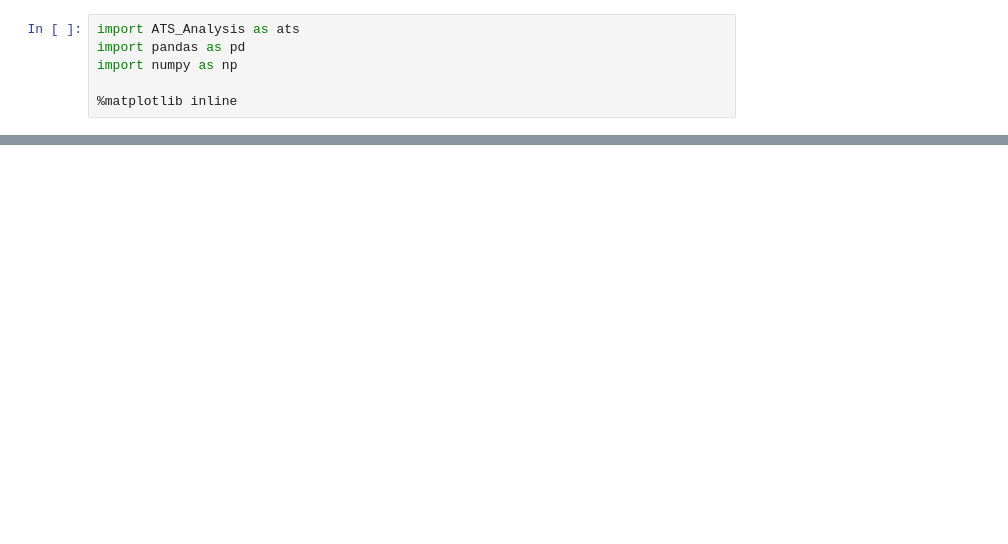
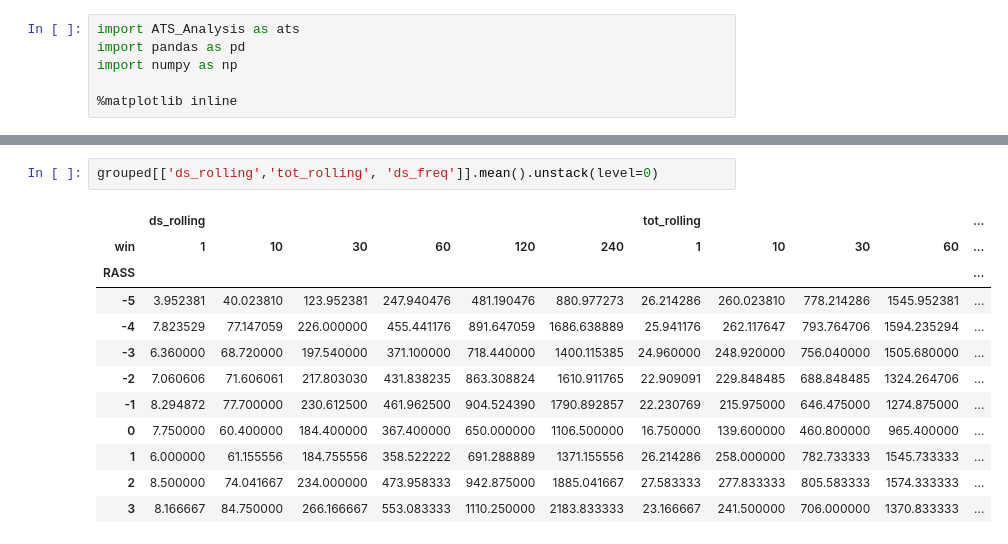
Before and after one commit to psottile05/VentDysSedation, a Jupyter notebook: ATS_Analysis_2016.ipynb, the cells around one changed output, grey strips where cells are left out. Saved outputs shown, nothing was run; the diff lists cells and outputs as text; blank space fills up the shorter version.

```diff
--- a/ATS_Analysis_2016.ipynb
+++ b/ATS_Analysis_2016.ipynb
@@ -31,0 +58,15 @@ df.plot(kind='scatter', x='RASS', y='ds_freq')
+# %%
+grouped[['ds_rolling','tot_rolling', 'ds_freq']].mean().unstack(level=0)
+# %% [output]
+|  | ds_rolling |  |  |  |  |  | tot_rolling |  |  |  | ... |
+| win | 1 | 10 | 30 | 60 | 120 | 240 | 1 | 10 | 30 | 60 | ... |
+| RASS |  |  |  |  |  |  |  |  |  |  | ... |
+| -5 | 3.952381 | 40.023810 | 123.952381 | 247.940476 | 481.190476 | 880.977273 | 26.214286 | 260.023810 | 778.214286 | 1545.952381 | ... |
+| -4 | 7.823529 | 77.147059 | 226.000000 | 455.441176 | 891.647059 | 1686.638889 | 25.941176 | 262.117647 | 793.764706 | 1594.235294 | ... |
+| -3 | 6.360000 | 68.720000 | 197.540000 | 371.100000 | 718.440000 | 1400.115385 | 24.960000 | 248.920000 | 756.040000 | 1505.680000 | ... |
+| -2 | 7.060606 | 71.606061 | 217.803030 | 431.838235 | 863.308824 | 1610.911765 | 22.909091 | 229.848485 | 688.848485 | 1324.264706 | ... |
+| -1 | 8.294872 | 77.700000 | 230.612500 | 461.962500 | 904.524390 | 1790.892857 | 22.230769 | 215.975000 | 646.475000 | 1274.875000 | ... |
+| 0 | 7.750000 | 60.400000 | 184.400000 | 367.400000 | 650.000000 | 1106.500000 | 16.750000 | 139.600000 | 460.800000 | 965.400000 | ... |
+| 1 | 6.000000 | 61.155556 | 184.755556 | 358.522222 | 691.288889 | 1371.155556 | 26.214286 | 258.000000 | 782.733333 | 1545.733333 | ... |
+| 2 | 8.500000 | 74.041667 | 234.000000 | 473.958333 | 942.875000 | 1885.041667 | 27.583333 | 277.833333 | 805.583333 | 1574.333333 | ... |
+| 3 | 8.166667 | 84.750000 | 266.166667 | 553.083333 | 1110.250000 | 2183.833333 | 23.166667 | 241.500000 | 706.000000 | 1370.833333 | ... |
```
Also changed, not shown: parts of 10 cells of this notebook, 1 other file.
